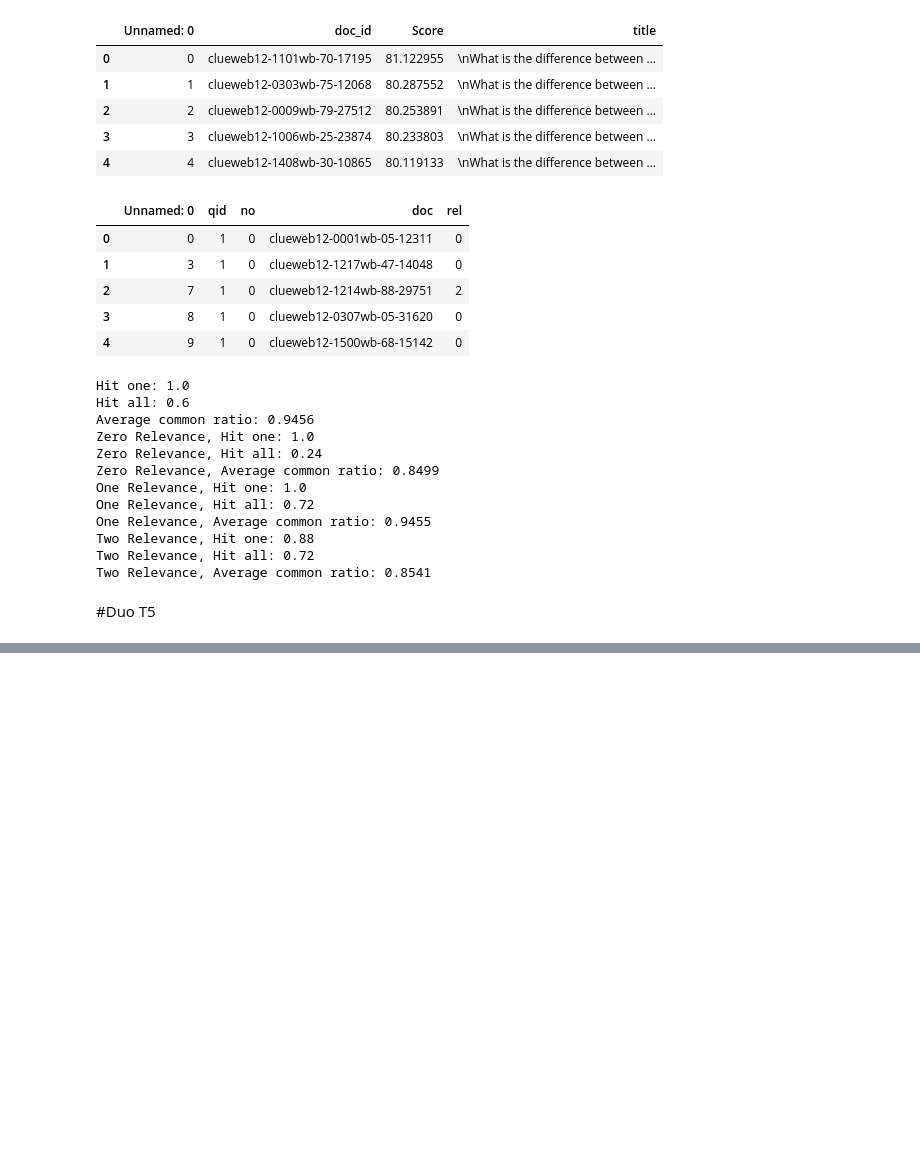
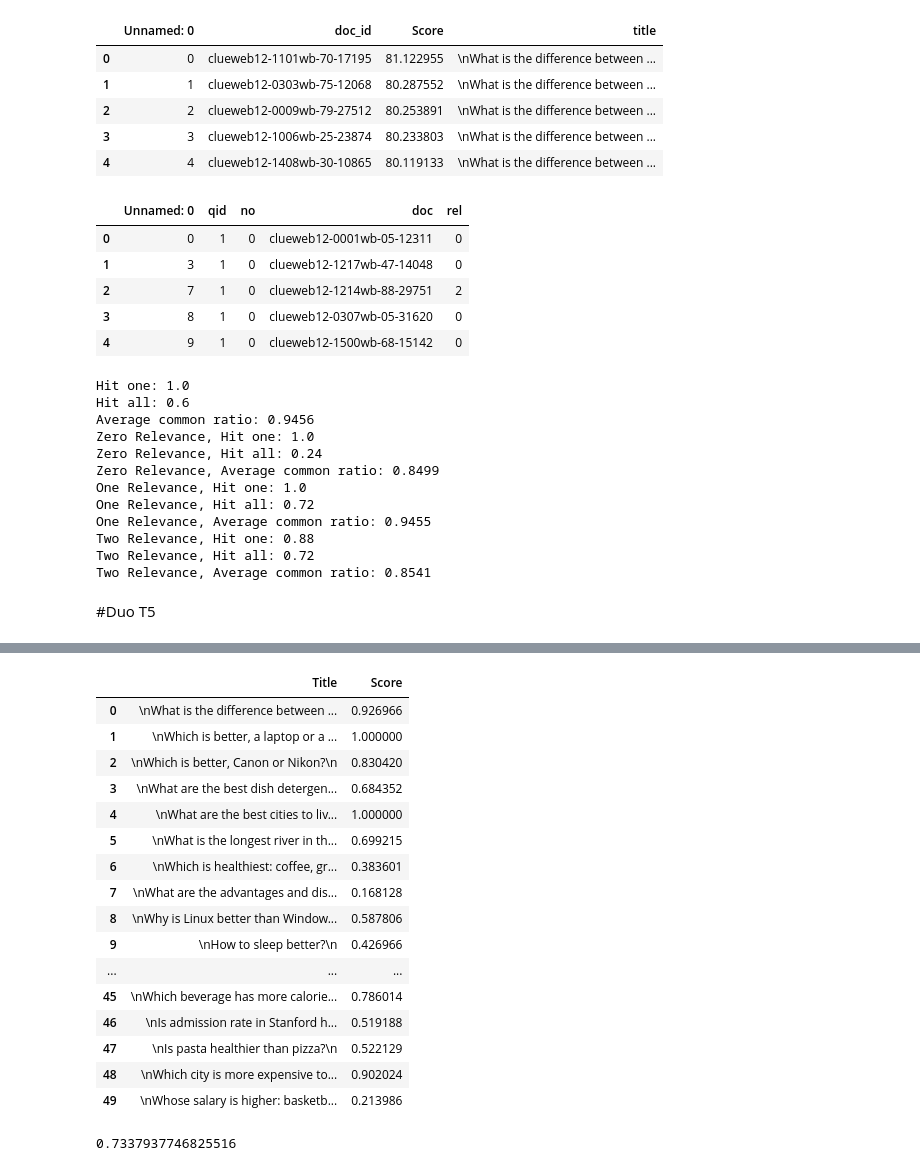
Before and after one commit to softgitron/LeviRank, a Jupyter notebook: 2020_Reranker+evaluation.ipynb, the cells around one changed output, grey strips where cells are left out. Drawn from its saved outputs; the diff is of its cells as text; code cells hidden in the pictures; blank space fills up the shorter version.

```diff
--- a/2020_Reranker+evaluation.ipynb
+++ b/2020_Reranker+evaluation.ipynb
@@ -366,5 +370,6 @@ from pygaggle.rerank.transformer import DuoT5
 # %%
 reranker =  DuoT5()
 # %%
-mono=pd.read_csv("/content/drive/MyDrive/Touche/reranked.csv")
+#retriving the documents reranked by mono t5
+mono=pd.read_csv("/content/drive/MyDrive/Touche/2020/reranked_2020__mono_t5.csv")
 mono.head()
@@ -380,0 +396,43 @@ for title in tqdm(mono["title"].unique()):
+# %%
+#getting the ndcg score
+from sklearn.metrics import ndcg_score
+new=solution
+rel_2020=pd.read_csv("/content/drive/MyDrive/Touche/2020/new_rel_2020.csv")
+rel_2020=rel_2020.drop(["Unnamed: 0","no"],axis=1)
+topics_2020=pd.read_csv("/content/drive/MyDrive/Touche/2020/Topics.csv")
+rel_2020=rel_2020.join(topics_2020.set_index("Number"),on="qid").drop("qid",axis=1)
+scores=[]
+for title in tqdm(new["title"].unique()):
+   predicted=new.loc[new["title"]==title].drop("Unnamed: 0",axis=1)
+   true=rel_2020.loc[rel_2020["Title"]==title].drop("Unnamed: 0",axis=1)
+   joined=true.join(predicted.set_index("doc_id"),on="doc", how="inner")
+   joined["rel"]=joined["rel"].astype(float)
+   x=np.reshape(np.asarray(joined["rel"]),(1,len(joined["rel"])))
+   y=np.reshape(np.asarray(joined["Score"]),(1,len(joined["rel"])))
+   print(x.shape)
+   scores.append({"Title":title,"Score":ndcg_score(x,y,k=5)})
+# %%
+scores=pd.DataFrame(scores)
+scores
+# %% [output]
+|  | Title | Score |
+| 0 | \nWhat is the difference between ... | 0.926966 |
+| 1 | \nWhich is better, a laptop or a ... | 1.000000 |
+| 2 | \nWhich is better, Canon or Nikon?\n | 0.830420 |
+| 3 | \nWhat are the best dish detergen... | 0.684352 |
+| 4 | \nWhat are the best cities to liv... | 1.000000 |
+| 5 | \nWhat is the longest river in th... | 0.699215 |
+| 6 | \nWhich is healthiest: coffee, gr... | 0.383601 |
+| 7 | \nWhat are the advantages and dis... | 0.168128 |
+| 8 | \nWhy is Linux better than Window... | 0.587806 |
+| 9 | \nHow to sleep better?\n | 0.426966 |
+| ... | ... | ... |
+| 45 | \nWhich beverage has more calorie... | 0.786014 |
+| 46 | \nIs admission rate in Stanford h... | 0.519188 |
+| 47 | \nIs pasta healthier than pizza?\n | 0.522129 |
+| 48 | \nWhich city is more expensive to... | 0.902024 |
+| 49 | \nWhose salary is higher: basketb... | 0.213986 |
+# %%
+np.mean(np.asarray(scores["Score"].astype(float)))
+# %% [output]
+0.7337937746825516
```
Also changed, not shown: parts of 4 cells of this notebook.
